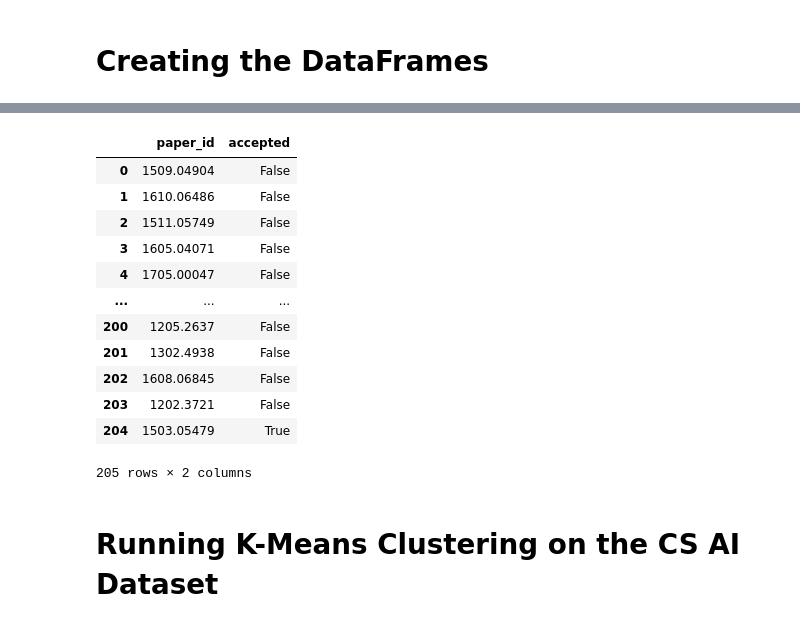
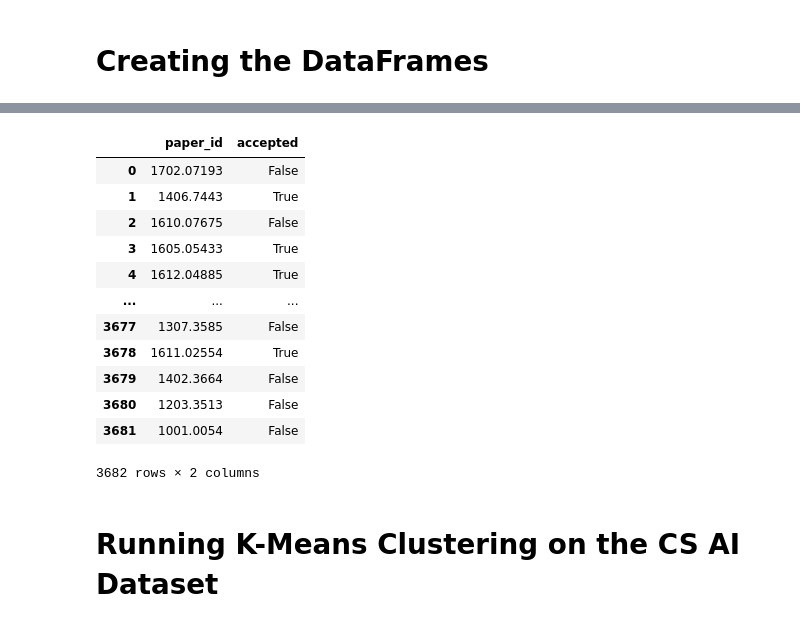
Before and after one commit to ShashiKiranMR/CS-7641-ML-Project, a Jupyter notebook: main_script.ipynb, the cells around one changed output, grey strips where cells are left out. Drawn from its saved outputs; the diff is of its cells as text; code cells hidden in the pictures.

```diff
--- a/main_script.ipynb
+++ b/main_script.ipynb
@@ -185,19 +229,19 @@ testing_dfs[1]
 # %%
-label_dfs[3]
+label_dfs[5]
 # %% [output]
 |  | paper_id | accepted |
-| 0 | 1509.04904 | False |
-| 1 | 1610.06486 | False |
-| 2 | 1511.05749 | False |
-| 3 | 1605.04071 | False |
-| 4 | 1705.00047 | False |
+| 0 | 1702.07193 | False |
+| 1 | 1406.7443 | True |
+| 2 | 1610.07675 | False |
+| 3 | 1605.05433 | True |
+| 4 | 1612.04885 | True |
 | ... | ... | ... |
-| 200 | 1205.2637 | False |
-| 201 | 1302.4938 | False |
-| 202 | 1608.06845 | False |
-| 203 | 1202.3721 | False |
-| 204 | 1503.05479 | True |
+| 3677 | 1307.3585 | False |
+| 3678 | 1611.02554 | True |
+| 3679 | 1402.3664 | False |
+| 3680 | 1203.3513 | False |
+| 3681 | 1001.0054 | False |
-205 rows × 2 columns
+3682 rows × 2 columns
 # %% [markdown]
 # Running K-Means Clustering on the CS AI Dataset
 # %%
```
Also changed, not shown: parts of 4 cells of this notebook.
